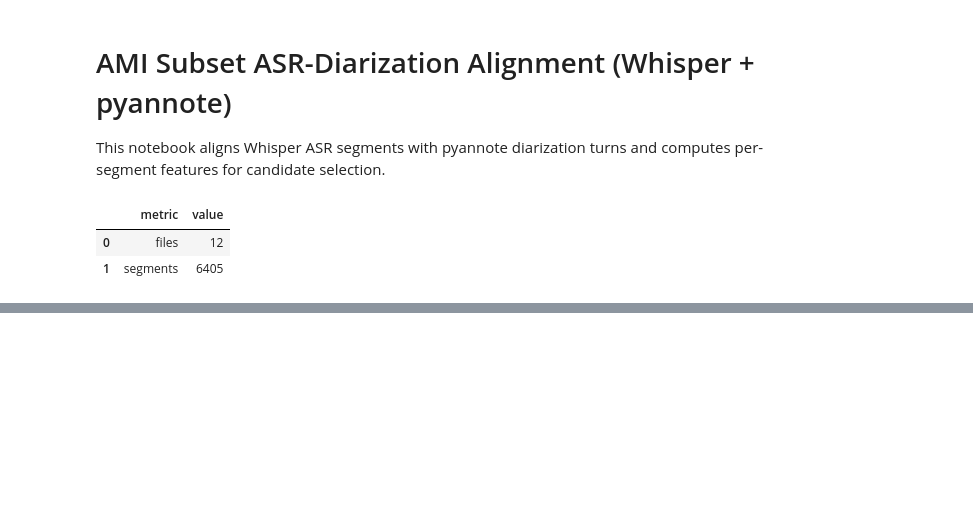
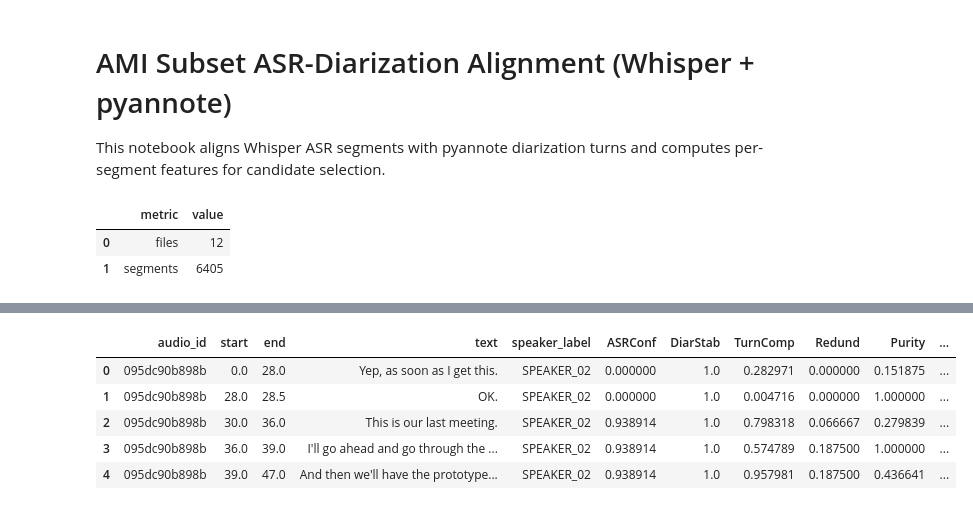
Before and after one commit to adityagoyal222/noise-aware-spoken-rag, a Jupyter notebook: notebooks/ami_subset_alignment_features.ipynb, the cells around one changed output, grey strips where cells are left out. Cells and saved outputs as stored; diff of their text form; code cells hidden in the pictures; blank space fills up the shorter version.

```diff
--- a/notebooks/ami_subset_alignment_features.ipynb
+++ b/notebooks/ami_subset_alignment_features.ipynb
@@ -321,0 +697,19 @@ summary_df
+# %%
+aligned_df, chunk_records = load_aligned_chunks(ALIGNED_DIR)
+model = SentenceTransformer(EMBED_MODEL_NAME, device='mps')
+embeddings, id_map = build_embeddings_cached(
+    aligned_df,
+    model,
+    EMBED_CACHE,
+    batch_size=BATCH_SIZE,
+ )
+index = build_vector_index(embeddings)
+
+aligned_df.head()
+# %% [output]
+|  | audio_id | start | end | text | speaker_label | ASRConf | DiarStab | TurnComp | Redund | Purity | ... |
+| 0 | 095dc90b898b | 0.0 | 28.0 | Yep, as soon as I get this. | SPEAKER_02 | 0.000000 | 1.0 | 0.282971 | 0.000000 | 0.151875 | ... |
+| 1 | 095dc90b898b | 28.0 | 28.5 | OK. | SPEAKER_02 | 0.000000 | 1.0 | 0.004716 | 0.000000 | 1.000000 | ... |
+| 2 | 095dc90b898b | 30.0 | 36.0 | This is our last meeting. | SPEAKER_02 | 0.938914 | 1.0 | 0.798318 | 0.066667 | 0.279839 | ... |
+| 3 | 095dc90b898b | 36.0 | 39.0 | I'll go ahead and go through the ... | SPEAKER_02 | 0.938914 | 1.0 | 0.574789 | 0.187500 | 1.000000 | ... |
+| 4 | 095dc90b898b | 39.0 | 47.0 | And then we'll have the prototype... | SPEAKER_02 | 0.938914 | 1.0 | 0.957981 | 0.187500 | 0.436641 | ... |
```
Also changed, not shown: parts of 11 cells of this notebook.
